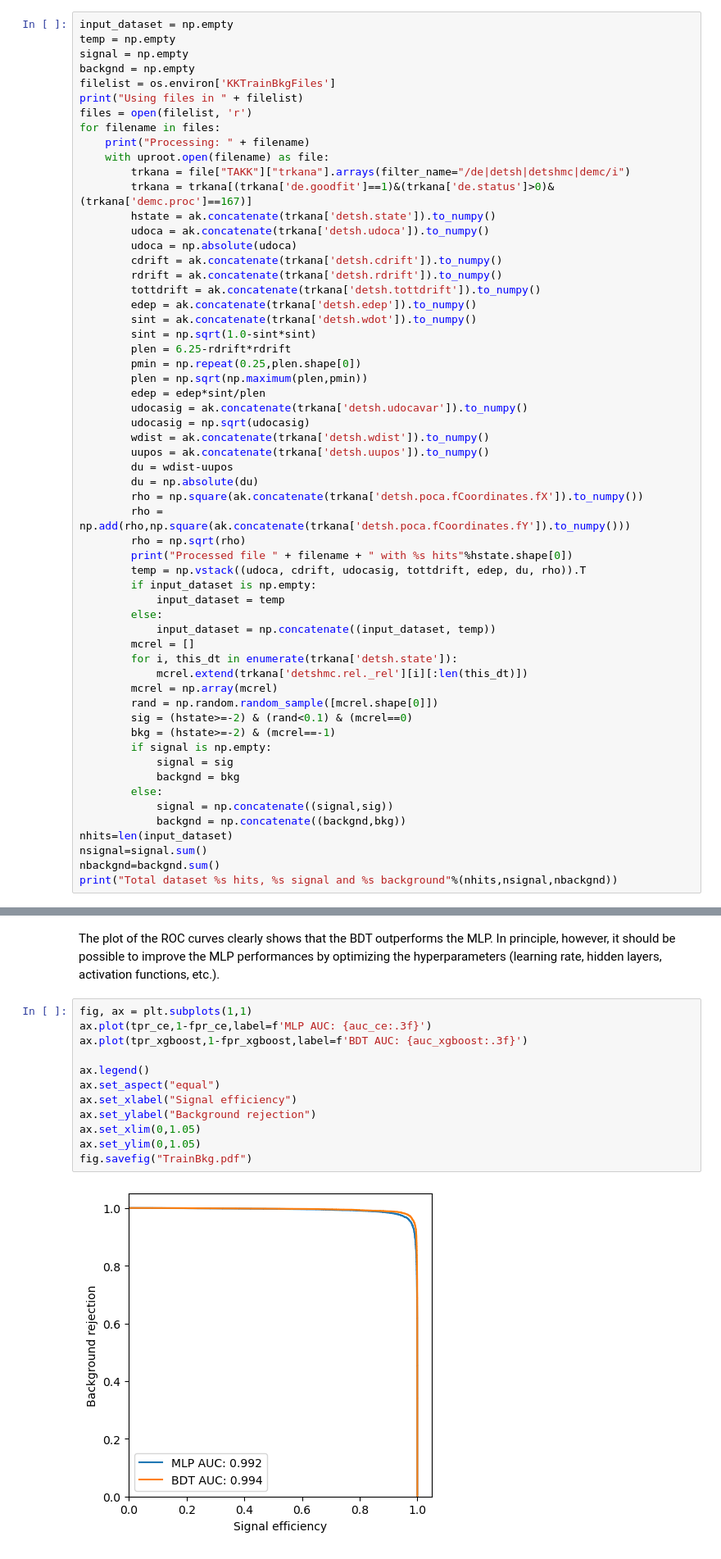
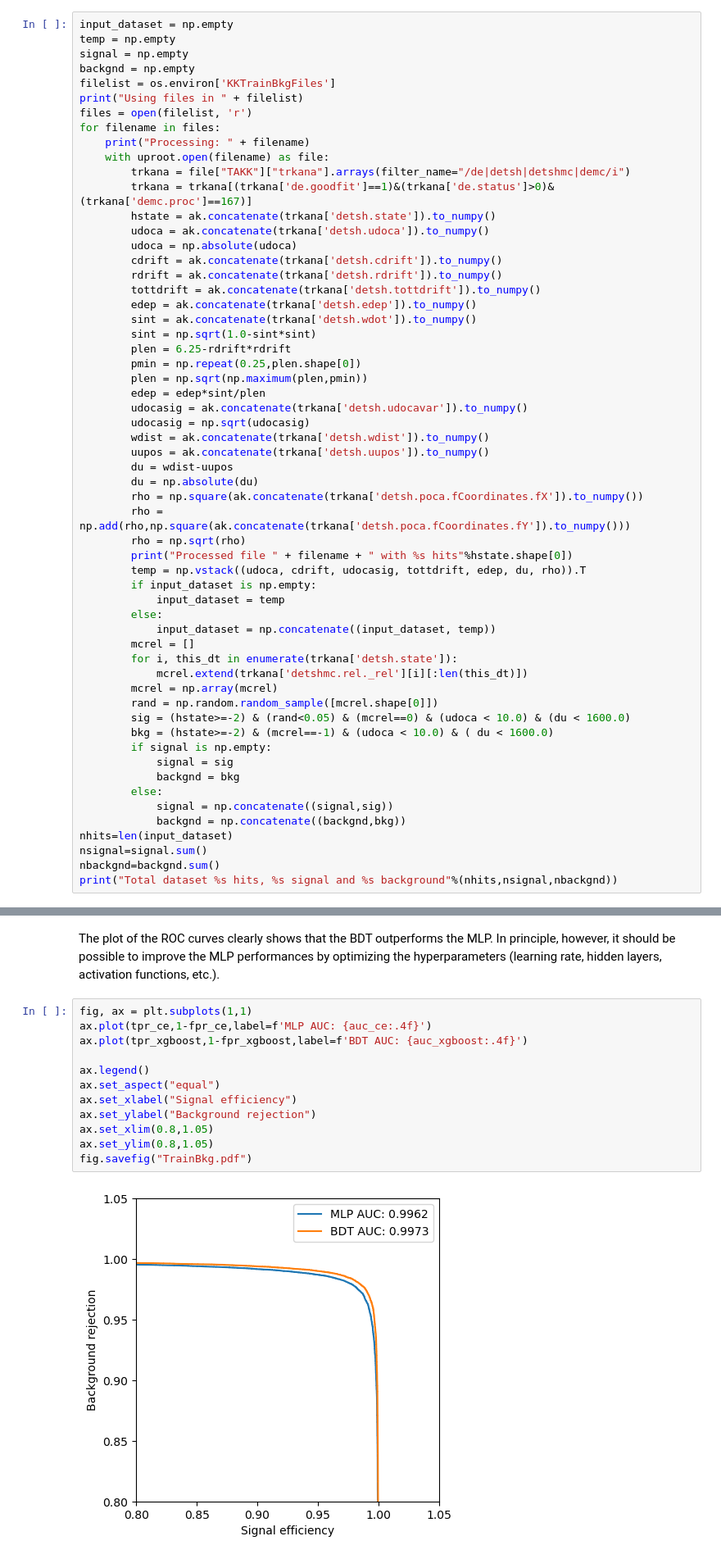
Before and after one commit to jnzhao3/KKTrain, a Jupyter notebook: TrainBkg.ipynb, the cells around one changed output, grey strips where cells are left out. Shown at 82% size. Saved outputs shown, nothing was run; the diff lists cells and outputs as text.

```diff
--- a/TrainBkg.ipynb
+++ b/TrainBkg.ipynb
@@ -70,8 +70,8 @@ for filename in files:
             mcrel.extend(trkana['detshmc.rel._rel'][i][:len(this_dt)])
         mcrel = np.array(mcrel)
         rand = np.random.random_sample([mcrel.shape[0]])
-        sig = (hstate>=-2) & (rand<0.1) & (mcrel==0)
-        bkg = (hstate>=-2) & (mcrel==-1)
+        sig = (hstate>=-2) & (rand<0.05) & (mcrel==0) & (udoca < 10.0) & (du < 1600.0)
+        bkg = (hstate>=-2) & (mcrel==-1) & (udoca < 10.0) & ( du < 1600.0)
         if signal is np.empty:
             signal = sig
             backgnd = bkg
@@ -324,18 +323,18 @@ auc_xgboost = roc_auc_score(y_ce_test, prediction_xgboost)
 The plot of the ROC curves clearly shows that the BDT outperforms the MLP. In principle, however, it should be possible to improve the MLP performances by optimizing the hyperparameters (learning rate, hidden layers, activation functions, etc.).
 # %%
 fig, ax = plt.subplots(1,1)
-ax.plot(tpr_ce,1-fpr_ce,label=f'MLP AUC: {auc_ce:.3f}')
-ax.plot(tpr_xgboost,1-fpr_xgboost,label=f'BDT AUC: {auc_xgboost:.3f}')
+ax.plot(tpr_ce,1-fpr_ce,label=f'MLP AUC: {auc_ce:.4f}')
+ax.plot(tpr_xgboost,1-fpr_xgboost,label=f'BDT AUC: {auc_xgboost:.4f}')
 
 ax.legend()
 ax.set_aspect("equal")
 ax.set_xlabel("Signal efficiency")
 ax.set_ylabel("Background rejection")
-ax.set_xlim(0,1.05)
-ax.set_ylim(0,1.05)
+ax.set_xlim(0.8,1.05)
+ax.set_ylim(0.8,1.05)
 fig.savefig("TrainBkg.pdf")
 # %% [output]
-[figure, old version]
+[figure, new version]
 # %% [markdown]
 Now we save our model in HDF5 format.  This can be used as input to the SOFIE parser.  Note that the kernel must be restarted when saving this file, as re-running individual cells increments the layer numbers in the hdf5 file, causing the SOFIE parser to fail.  This causes the spurious tensorflow warning about the model not having been built.
 # %%
```
Also changed, not shown: parts of 13 cells of this notebook, 8 other files.
